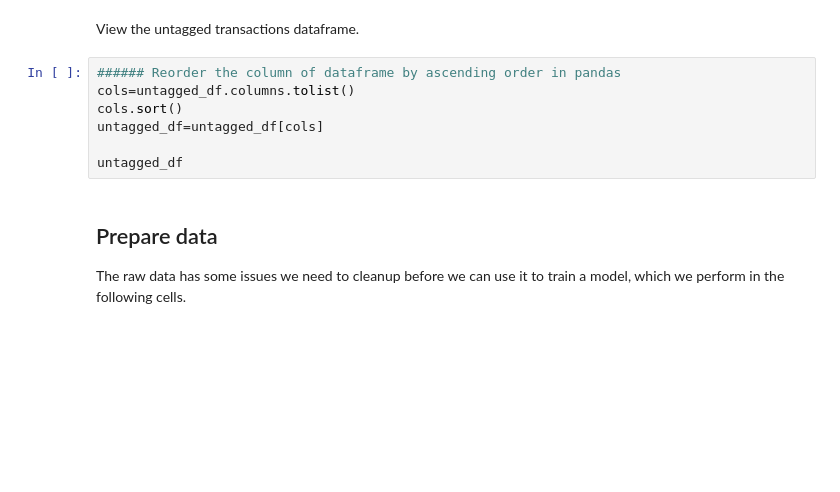
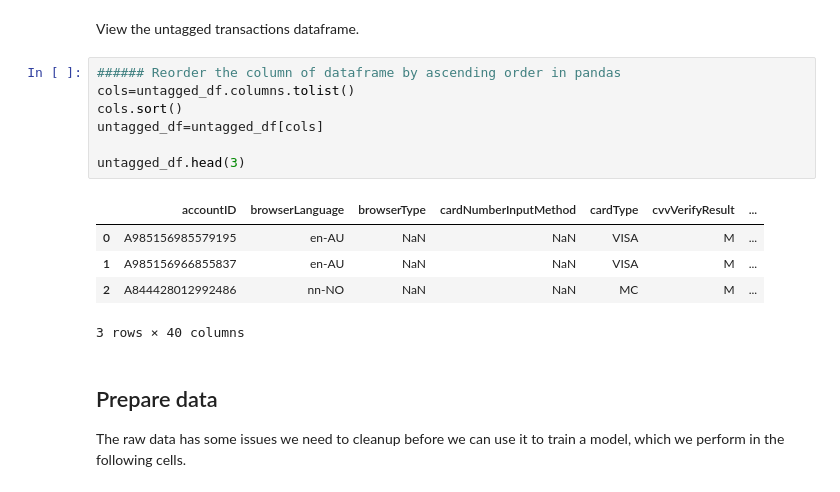
Before and after one commit to teja-vardhan-kumar/innovative-fraud-detection, a Jupyter notebook: Prepare real-time scoring model.ipynb, the cells around one changed output. Saved outputs shown, nothing was run; the diff lists cells and outputs as text; blank space fills up the shorter version.

```diff
--- a/Prepare real-time scoring model.ipynb
+++ b/Prepare real-time scoring model.ipynb
@@ -57,10 +50,16 @@ View the untagged transactions dataframe.
 # %%
 ###### Reorder the column of dataframe by ascending order in pandas
 cols=untagged_df.columns.tolist()
 cols.sort()
 untagged_df=untagged_df[cols]
 
-untagged_df
+untagged_df.head(3)
+# %% [output]
+|  | accountID | browserLanguage | browserType | cardNumberInputMethod | cardType | cvvVerifyResult | ... |
+| 0 | A985156985579195 | en-AU | NaN | NaN | VISA | M | ... |
+| 1 | A985156966855837 | en-AU | NaN | NaN | VISA | M | ... |
+| 2 | A844428012992486 | nn-NO | NaN | NaN | MC | M | ... |
+3 rows × 40 columns
 # %% [markdown]
 ## Prepare data
 
```
Also changed, not shown: parts of 37 cells of this notebook, 36 other files.
